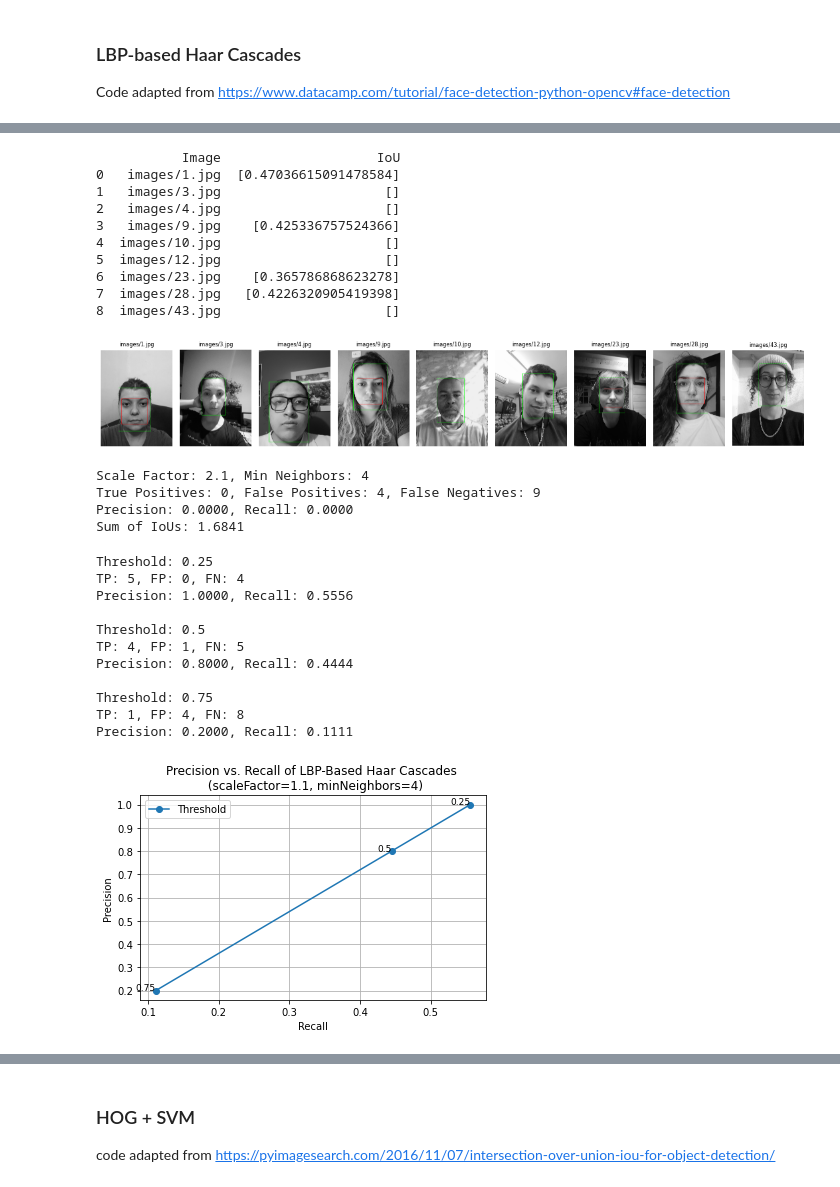
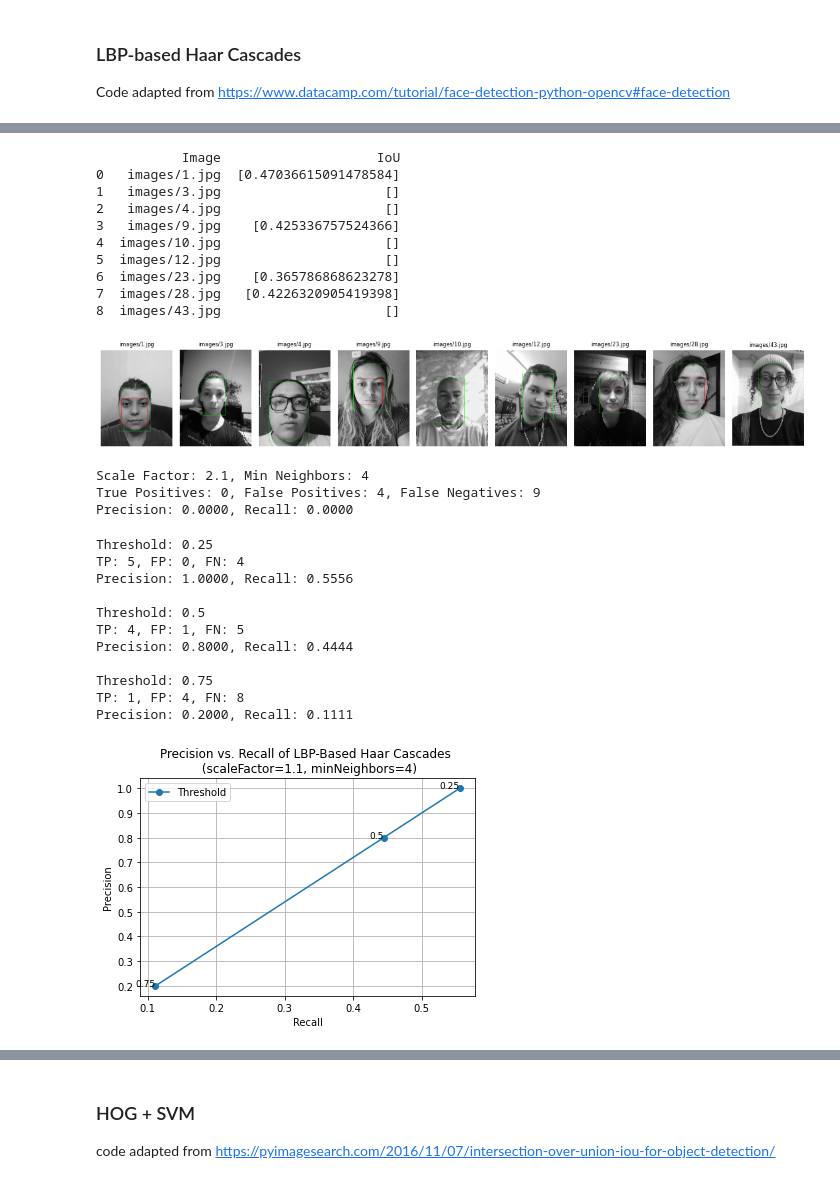
Before and after one commit to suxxmjz/encm-509-final-project, a Jupyter notebook: face_detection.ipynb, the cells around one changed output, grey strips where cells are left out. Drawn from its saved outputs; the diff is of its cells as text; code cells hidden in the pictures.

```diff
--- a/face_detection.ipynb
+++ b/face_detection.ipynb
@@ -362,11 +339,14 @@ precisions_2 = []
 recalls_2 = []
 
 for threshold_2 in thresholds_2:
+    # Calculate TP, FP, FN at the different thresholds
     TP_2, FP_2, FN_2 = calc_metrics_from_iou_threshold(threshold_2, df_results_2['IoU'])
 
-    precision_2 = TP_2 / (TP_2 + FP_2) if (TP_2 + FP_2) else 0
-    recall_2 = TP_2 / (TP_2 + FN_2) if (TP_2 + FN_2) else 0
+    # Calculate precision and recall
+    precision_2 = TP_2 / (TP_2 + FP_2)
+    recall_2 = TP_2 / (TP_2 + FN_2)
 
+    # Store the results
     precisions_2.append(precision_2)
     recalls_2.append(recall_2)
 
@@ -374,10 +354,11 @@ for threshold_2 in thresholds_2:
     print(f"TP: {TP_2}, FP: {FP_2}, FN: {FN_2}")
     print(f"Precision: {precision_2:.4f}, Recall: {recall_2:.4f}\n")
 
-# Plotting
+# Plotting precision vs recall
 plt.figure(figsize=(6, 4))
 plt.plot(recalls_2, precisions_2, marker='o', label="Threshold")
 
+# Annotate the graph with the threshold value
 for i, t in enumerate(thresholds_2):
     plt.text(recalls_2[i], precisions_2[i], f"{t}", fontsize=9, ha='right')
 
@@ -596,13 +572,11 @@ TP, FP, FN = calc_metrics_from_iou_threshold(0.5, df_results_8['IoU'])
 print("Scale Factor: 2.1, Min Neighbors: 4")
 print(f"True Positives: {TP}, False Positives: {FP}, False Negatives: {FN}")
 
+# Calculate precision and recall
 precision = TP / (TP + FP)
 recall = TP / (TP + FN)
 
 print(f"Precision: {precision:.4f}, Recall: {recall:.4f}")
-
-iou_sum = sum_all_ious(df_results_8['IoU'])
-print(f"Sum of IoUs: {iou_sum:.4f}")
 # %% [output]
            Image                    IoU
 0   images/1.jpg  [0.47036615091478584]
@@ -618,52 +592,55 @@ print(f"Sum of IoUs: {iou_sum:.4f}")
 Scale Factor: 2.1, Min Neighbors: 4
 True Positives: 0, False Positives: 4, False Negatives: 9
 Precision: 0.0000, Recall: 0.0000
-Sum of IoUs: 1.6841
 # %%
 # Testing different thresholds for scaleFactor=1.5 and minNeighbors=4
+
+# List of IoU thresholds
 thresholds_7 = [0.25, 0.50, 0.75]
 precisions_7 = []
 recalls_7 = []
 
 for threshold_7 in thresholds_7:
+    # Calculate TP, FP, FN at the current IoU threshold
     TP_7, FP_7, FN_7 = calc_metrics_from_iou_threshold(threshold_7, df_results_7['IoU'])
 
-    precision_7 = TP_7 / (TP_7 + FP_7) if (TP_7 + FP_7) else 0
-    recall_7 = TP_7 / (TP_7 + FN_7) if (TP_7 + FN_7) else 0
+    # Calculate precision and recall
+    precision_7 = TP_7 / (TP_7 + FP_7)
+    recall_7 = TP_7 / (TP_7 + FN_7)
 
+    # Store the results
     precisions_7.append(precision_7)
     recalls_7.append(recall_7)
 
     print(f"Threshold: {threshold_7}")
     print(f"TP: {TP_7}, FP: {FP_7}, FN: {FN_7}")
     print(f"Precision: {precision_7:.4f}, Recall: {recall_7:.4f}\n")
 
-# Plotting
+# Plotting Precision vs. Recall
 plt.figure(figsize=(6, 4))
 plt.plot(recalls_7, precisions_7, marker='o', label="Threshold")
 
+# Annotate the graph with the threshold value
 for i, t in enumerate(thresholds_7):
     plt.text(recalls_7[i], precisions_7[i], f"{t}", fontsize=9, ha='right')
 
 plt.xlabel("Recall")
 plt.ylabel("Precision")
 plt.title("Precision vs. Recall of LBP-Based Haar Cascades \n (scaleFactor=1.1, minNeighbors=4)")
 plt.grid(True)
 plt.legend()
-plt.tight_layout()
-plt.subplots_adjust(left=0.15, right=0.95)
 plt.show()
 # %% [output]
 Threshold: 0.25
 TP: 5, FP: 0, FN: 4
 Precision: 1.0000, Recall: 0.5556
 
 Threshold: 0.5
 TP: 4, FP: 1, FN: 5
 Precision: 0.8000, Recall: 0.4444
 
 Threshold: 0.75
 TP: 1, FP: 4, FN: 8
 Precision: 0.2000, Recall: 0.1111
-[figure, old version]
+[figure, new version]
 # %%
```
Also changed, not shown: parts of 15 cells of this notebook.
